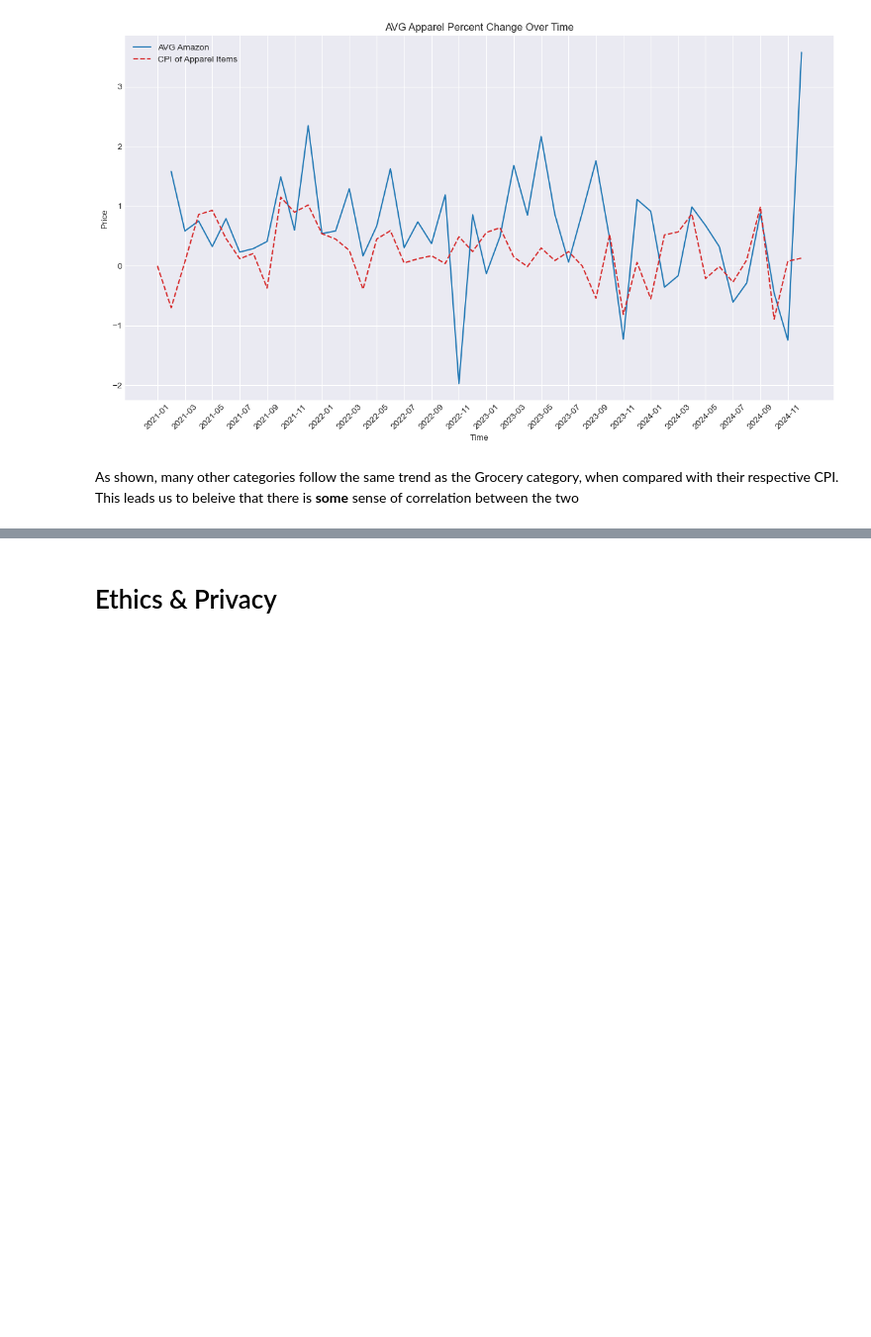
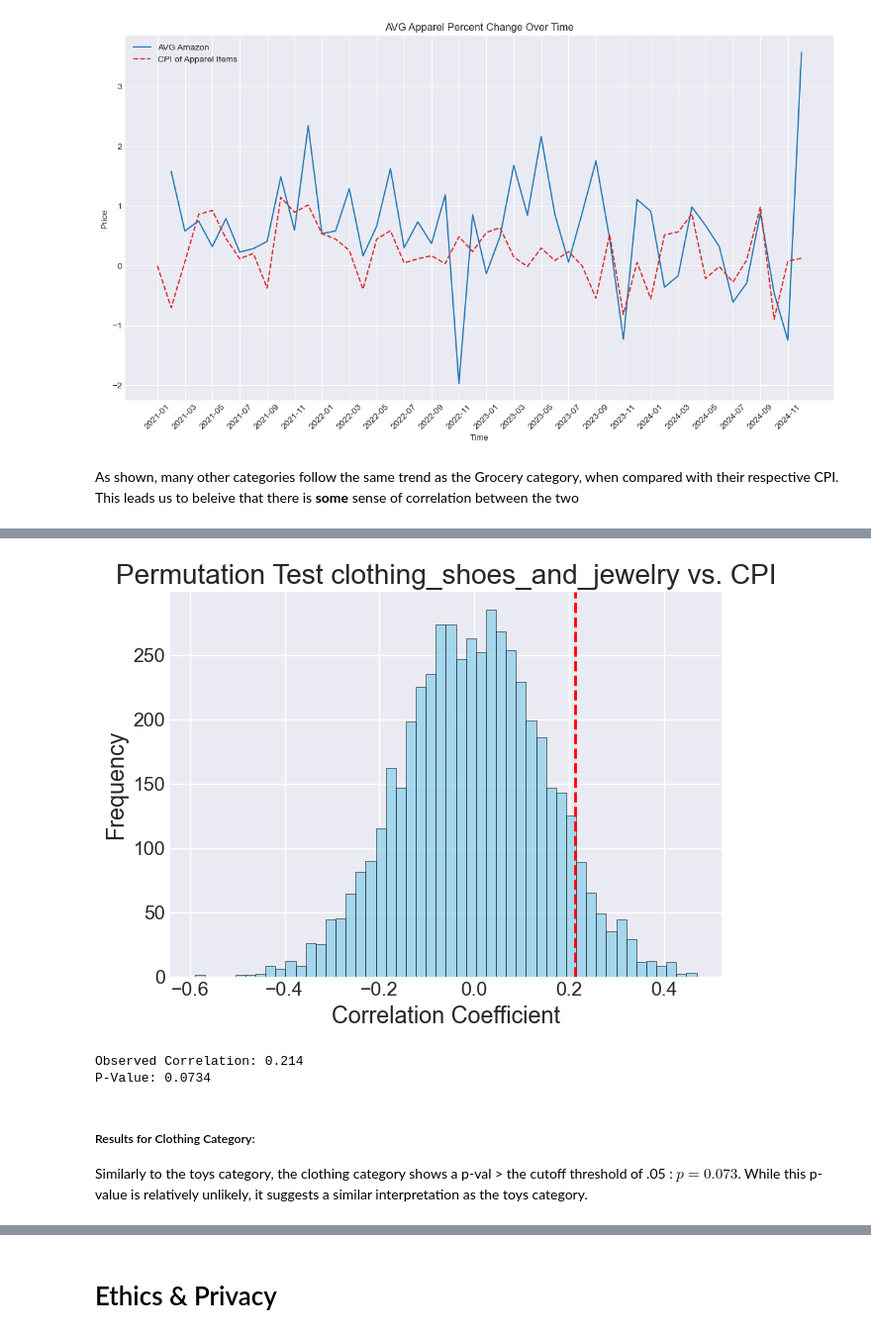
Before and after one commit to domwrm/Amazon-Pricing-Anlysis, a Jupyter notebook: EDACheckpoint_Group031_WI25.ipynb, the cells around one changed output, grey strips where cells are left out. Shown at 99% size. Drawn from its saved outputs; the diff is of its cells as text; code cells hidden in the pictures; blank space fills up the shorter version.

```diff
--- a/EDACheckpoint_Group031_WI25.ipynb
+++ b/EDACheckpoint_Group031_WI25.ipynb
@@ -1115,0 +1222,10 @@ As shown, many other categories follow the same trend as the Grocery category, w
+# %%
+perform_permutation_test('clothing_shoes_and_jewelry', 'data/cpi_data/apparel.csv')
+# %% [output]
+[figure, added]
+Observed Correlation: 0.214
+P-Value: 0.0734
+# %% [markdown]
+##### Results for Clothing Category:
+
+Similarly to the toys category, the clothing category shows a p-val > the cutoff threshold of .05 : $p = 0.073$. While this p-value is relatively unlikely, it suggests a similar interpretation as the toys category.
```
Also changed, not shown: parts of 10 cells of this notebook.
